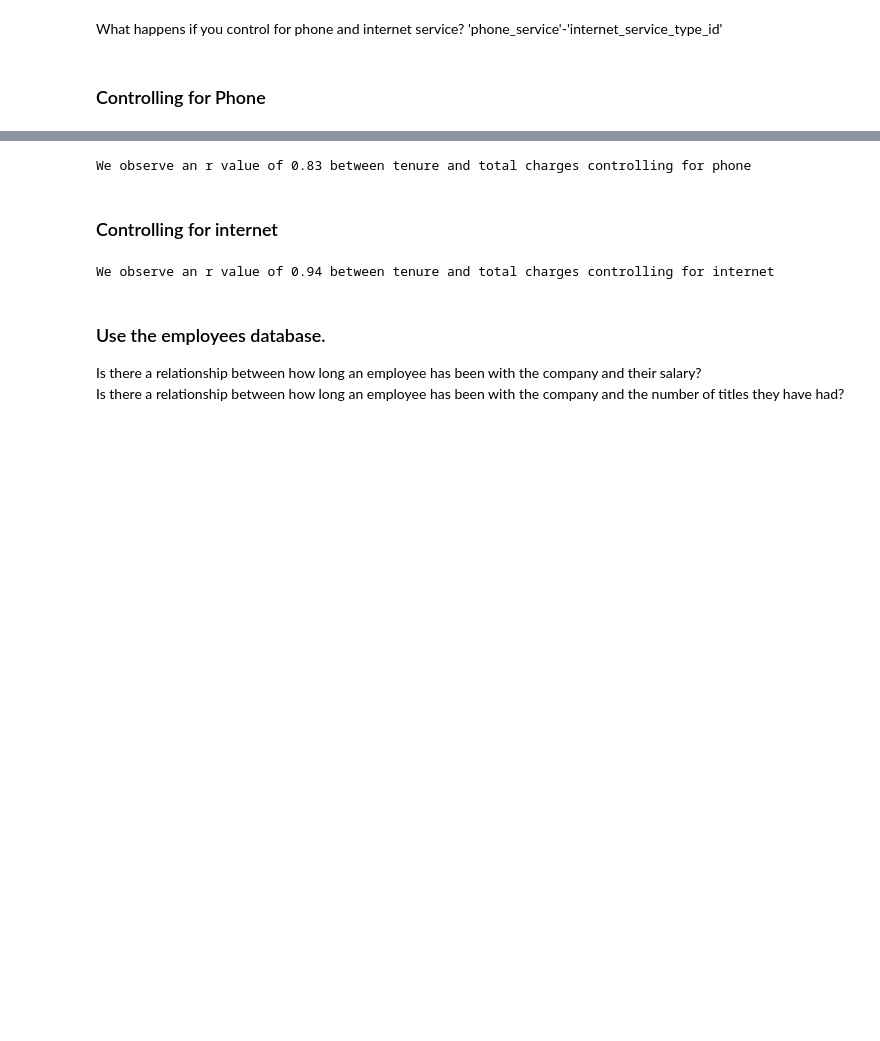
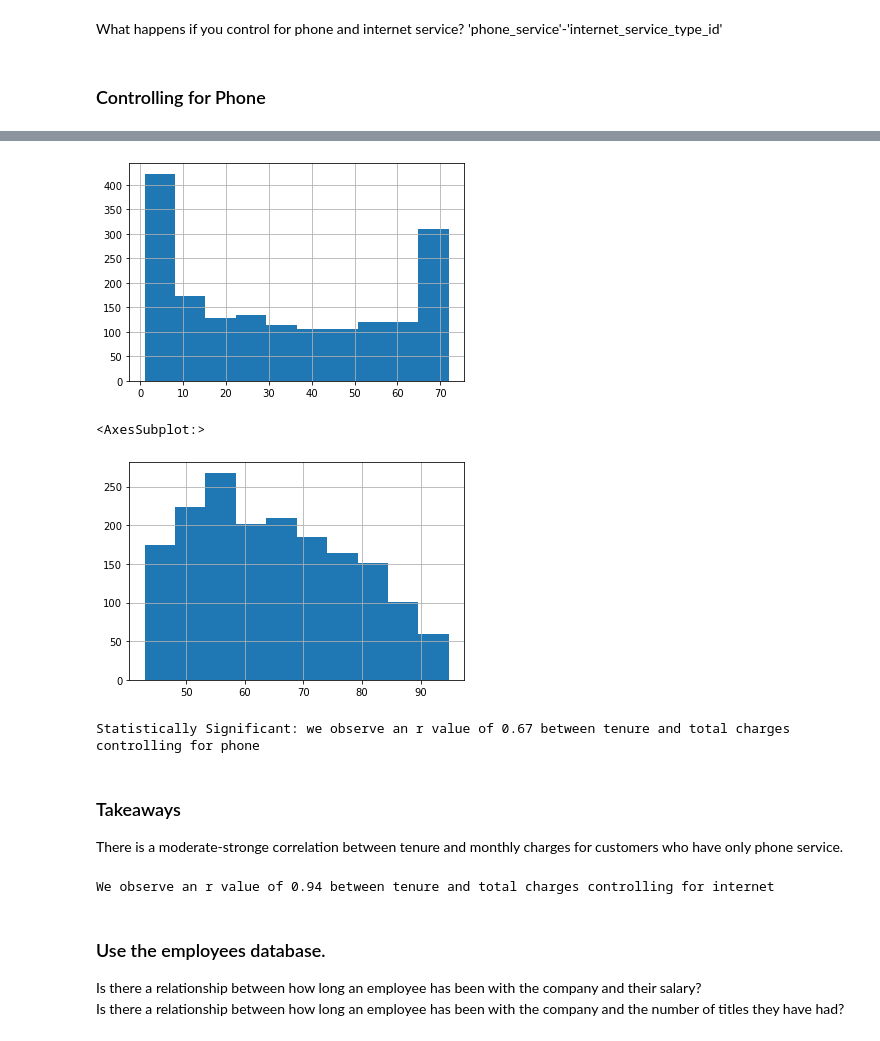
Before and after one commit to richie-p-meyer/statistics-exercises, a Jupyter notebook: hypothesis_testing.ipynb, the cells around one changed output, grey strips where cells are left out. Saved outputs shown, nothing was run; the diff lists cells and outputs as text; code cells hidden in the pictures; blank space fills up the shorter version.

```diff
--- a/hypothesis_testing.ipynb
+++ b/hypothesis_testing.ipynb
@@ -268,0 +284,3 @@ tot_charges_with_phone = df[df['phone_service']=='Yes']['total_charges']
+# %%
+phone_df = df[(df['phone_service']=='Yes')&(df['internet_service_type_id']==1)][['tenure','monthly_charges']]
+phone_df.info()
@@ -269,5 +297,14 @@ tot_charges_with_phone = df[df['phone_service']=='Yes']['total_charges']
+# %%
+phone_df.tenure.hist()
+plt.show()
+phone_df.monthly_charges.hist()
+# %% [output]
+[figure, added]
+<AxesSubplot:>
+[figure, added]
 # %%
-r, p = stats.pearsonr(tenure_with_phone,tot_charges_with_phone)
-print(f"We observe an r value of {round(r,2)} between tenure and total charges controlling for phone")
+r, p = stats.spearmanr(phone_df.tenure,phone_df.monthly_charges)
+if p<.05:
+    print(f"Statistically Significant: we observe an r value of {round(r,2)} between tenure and total charges controlling for phone")
 # %% [output]
-We observe an r value of 0.83 between tenure and total charges controlling for phone
+Statistically Significant: we observe an r value of 0.67 between tenure and total charges controlling for phone
@@ -277,5 +311,7 @@ tot_charges_with_internet = df[df['internet_service_type_id']==1]['total_charges
-# %% [markdown]
-### Controlling for internet
+# %% [markdown]
+### Takeaways
+
+There is a moderate-stronge correlation between tenure and monthly charges for customers who have only phone service.
 # %%
 r, p = stats.pearsonr(tenure_with_internet,tot_charges_with_internet)
 print(f"We observe an r value of {round(r,2)} between tenure and total charges controlling for internet")
```
Also changed, not shown: parts of 28 cells of this notebook, 1 other file.
